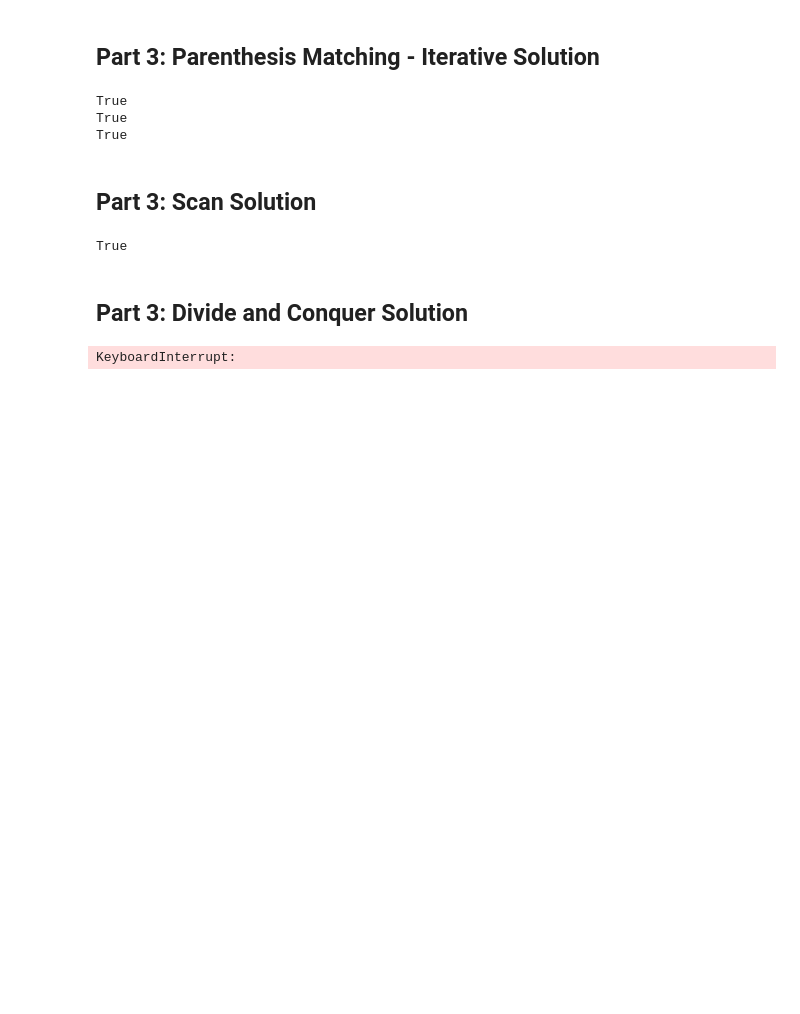
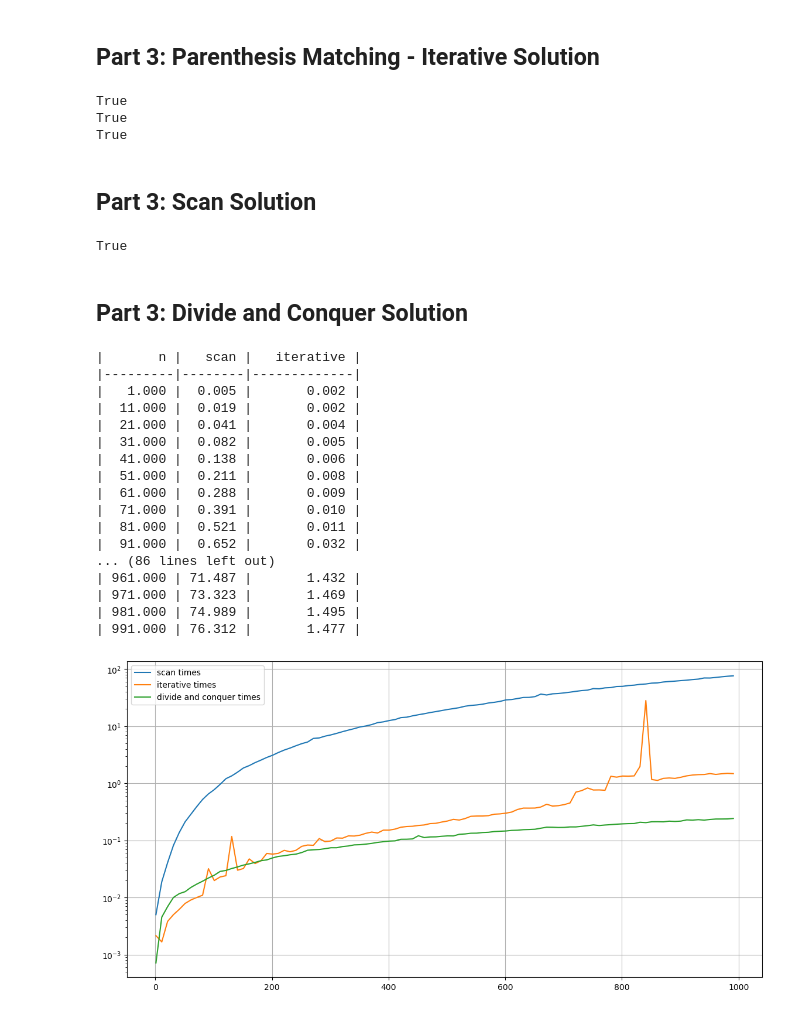
Before and after one commit to tulane-cmps6610-fall-2025/problem-set-03-arturoAltamirano, a Jupyter notebook: testingSolutions.ipynb, the cells around one changed output. Saved outputs shown, nothing was run; the diff lists cells and outputs as text; code cells hidden in the pictures; blank space fills up the shorter version.

```diff
--- a/testingSolutions.ipynb
+++ b/testingSolutions.ipynb
@@ -498,7 +498,7 @@ def compare_parenthesis():
     scanTimes = []
     divideTimes = []
 
-    sizes = list(np.arange(1,10000,10))
+    sizes = list(np.arange(1,1000,10))
     for n in sizes:
         mylist = [random.choice(['(', ')', 'a', 'b', 'c']) for character in range(n)]
 
@@ -512,31 +512,48 @@ def compare_parenthesis():
 
         divide = time_parens(mylist, parens_match_dc)
         divideTimes.append(divide)
 
         res.append((n, scan, iter))
 
     avg_scanTime = sum(scanTimes)
     avg_iterTime = sum(iterTimes)
     avg_dcTime = sum(divideTimes)
 
     fig, (ax1) = plt.subplots(1,1)
     fig.set_figheight(7)
     fig.set_figwidth(14)
 
     ax1.plot(sizes, scanTimes, label="scan times")
     ax1.plot(sizes, iterTimes, label="iterative times")
     ax1.plot(sizes, divideTimes, label='divide and conquer times')
 
     ax1.legend()
     ax1.grid(True)
     ax1.set_yscale("log")
 
     #if avg_dcTime < avg_iterTime and avg_dcTime < avg_scanTime:
         #print(f"Divide and Conquer is fastest.\nFaster than iterative by: {round(((avg_dcTime) / avg_iterTime) * 100, 2)}%")
         #print(f"Faster than scan by: {round(((avg_dcTime) / avg_scanTime) * 100, 2)}%\n")
 
     print_results(res)
 
 compare_parenthesis()
 # %% [output]
-KeyboardInterrupt:
+|       n |   scan |   iterative |
+|---------|--------|-------------|
+|   1.000 |  0.005 |       0.002 |
+|  11.000 |  0.019 |       0.002 |
+|  21.000 |  0.041 |       0.004 |
+|  31.000 |  0.082 |       0.005 |
+|  41.000 |  0.138 |       0.006 |
+|  51.000 |  0.211 |       0.008 |
+|  61.000 |  0.288 |       0.009 |
+|  71.000 |  0.391 |       0.010 |
+|  81.000 |  0.521 |       0.011 |
+|  91.000 |  0.652 |       0.032 |
+... (86 lines left out)
+| 961.000 | 71.487 |       1.432 |
+| 971.000 | 73.323 |       1.469 |
+| 981.000 | 74.989 |       1.495 |
+| 991.000 | 76.312 |       1.477 |
+[figure, added]
```
Also changed, not shown: parts of 3 cells of this notebook.
